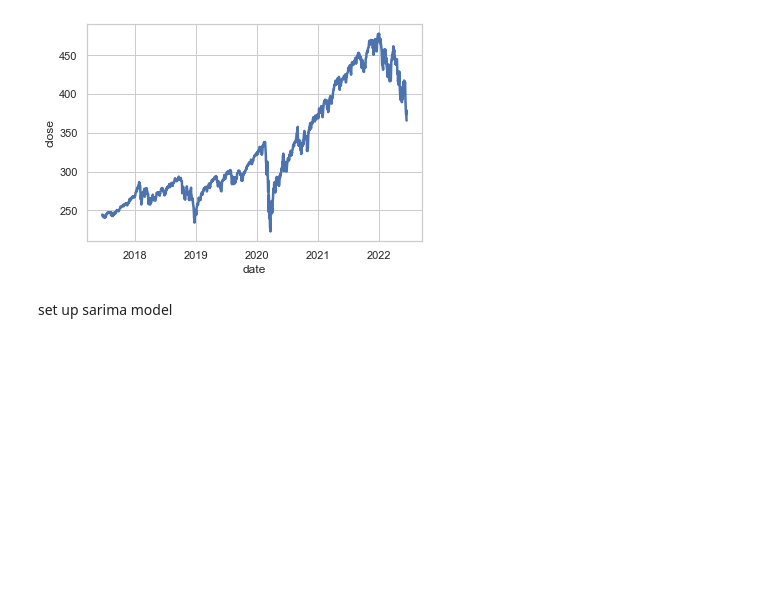
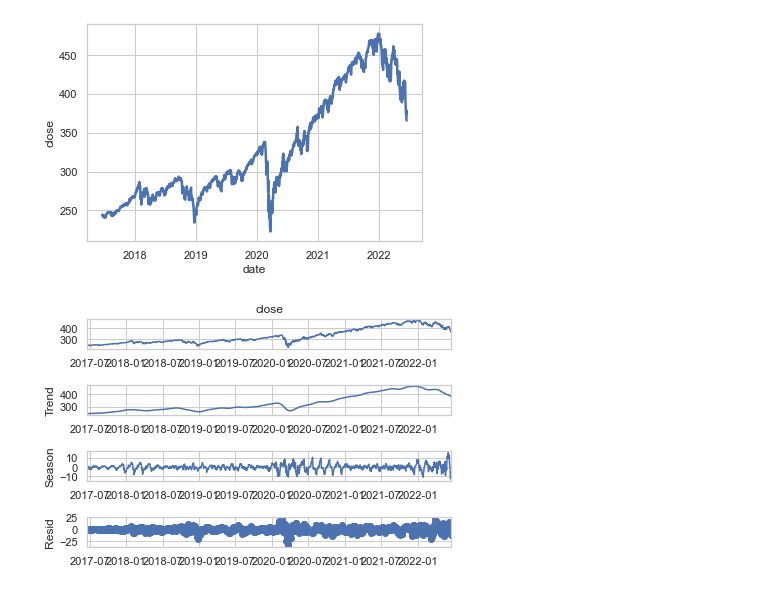
Before and after one commit to rickdgray/market_predictions, a Jupyter notebook: MarketPredictions.ipynb, the cells around one changed output. Drawn from its saved outputs; the diff is of its cells as text; code cells hidden in the pictures; blank space fills up the shorter version.

```diff
--- a/MarketPredictions.ipynb
+++ b/MarketPredictions.ipynb
@@ -26,5 +27,9 @@ sns.lineplot(data=df.close.spy, palette="tab10", linewidth=2.5)
 # %% [output]
 <AxesSubplot:xlabel='date', ylabel='close'>
 [figure]
-# %% [markdown]
-set up sarima model
+# %%
+stl = STL(df.close.spy, period=30, seasonal=7)
+res = stl.fit()
+fig = res.plot()
+# %% [output]
+[figure, added]
```
Also changed, not shown: parts of 7 cells of this notebook.
